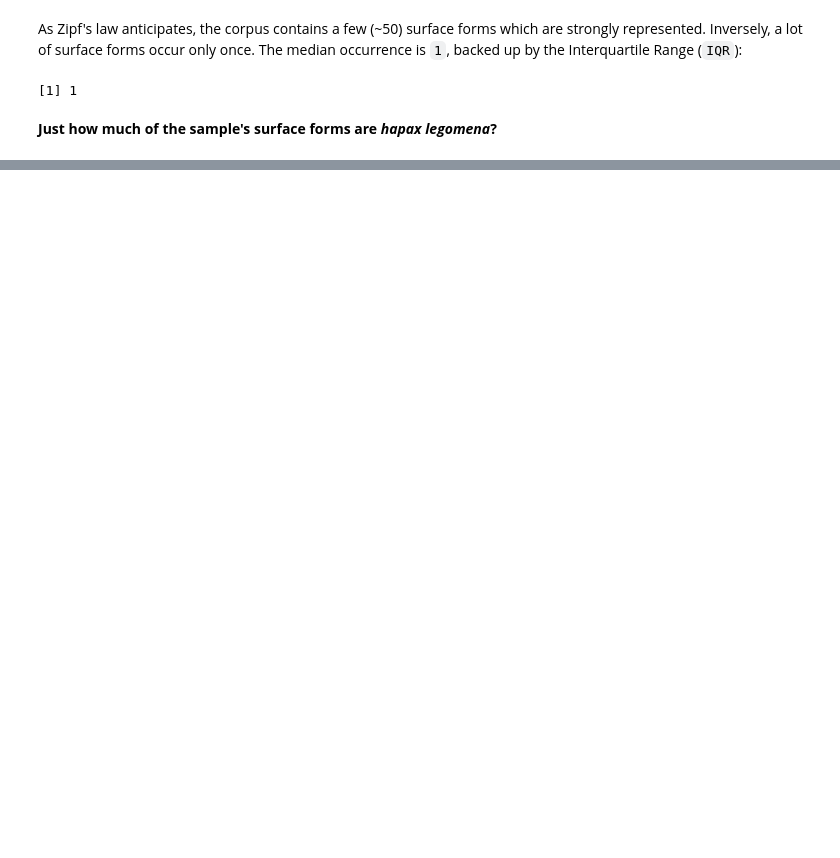
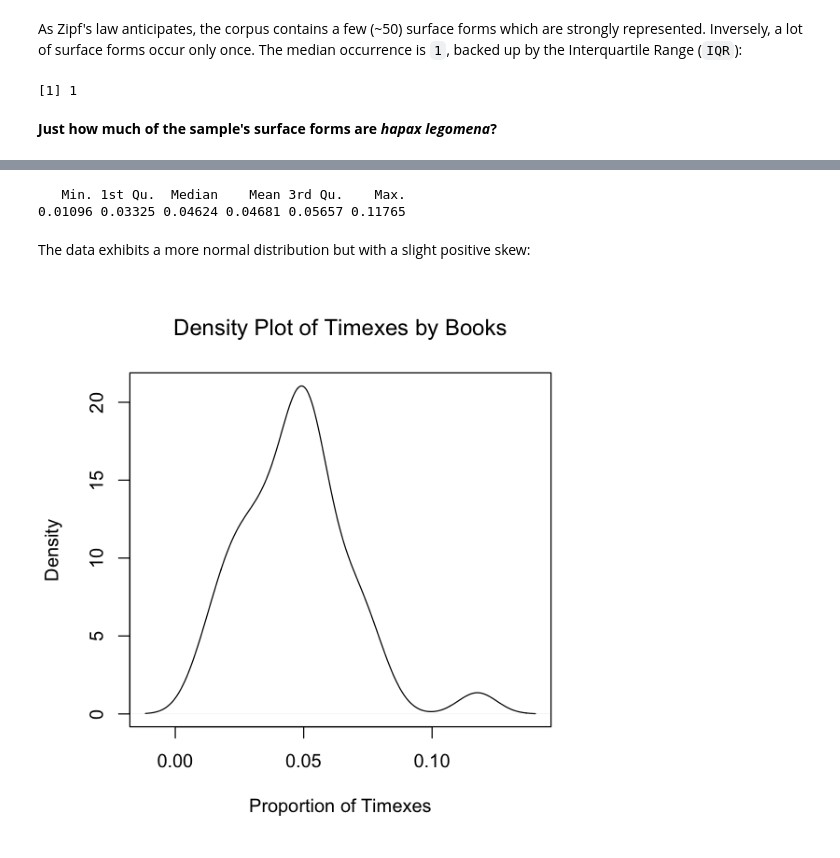
Before and after one commit to codykingham/Verb_in_Biblical_Hebrew, a Jupyter notebook: data_analysis/time_phrase_analysis.ipynb, the cells around one changed output, grey strips where cells are left out. Saved outputs shown, nothing was run; the diff lists cells and outputs as text; code cells hidden in the pictures; blank space fills up the shorter version.

```diff
--- a/data_analysis/time_phrase_analysis.ipynb
+++ b/data_analysis/time_phrase_analysis.ipynb
@@ -115,0 +172,24 @@ It is insightful that time phrase surface forms are distributed like lexica in a
+# %%
+book.clauses <- as.data.frame(table(clauses$book)) # count clauses per book
+
+tp.book <- as.data.frame(table(clauses$book, clauses$has.timex)) # count time phrases
+colnames(tp.book) <- c('book', 'has.timex', 'counts') # name cols
+
+tp.book <- tp.book[tp.book$has.timex == 1,] # separate True counts for has.timex
+
+# normalize the timex counts
+tp.book$counts <- tp.book$counts / book.clauses[,2] # divide by clause counts per book
+# %%
+summary(tp.book$counts) # get summary
+# %% [output]
+   Min. 1st Qu.  Median    Mean 3rd Qu.    Max.
+0.01096 0.03325 0.04624 0.04681 0.05657 0.11765
+# %% [markdown]
+The data exhibits a more normal distribution but with a slight positive skew:
+# %%
+plot(density(tp.book$counts),
+     main='Density Plot of Timexes by Books',
+     xlab='Proportion of Timexes'
+    )
+# %% [output]
+[figure, added]
```
Also changed, not shown: parts of 36 cells of this notebook, 5 other files.
